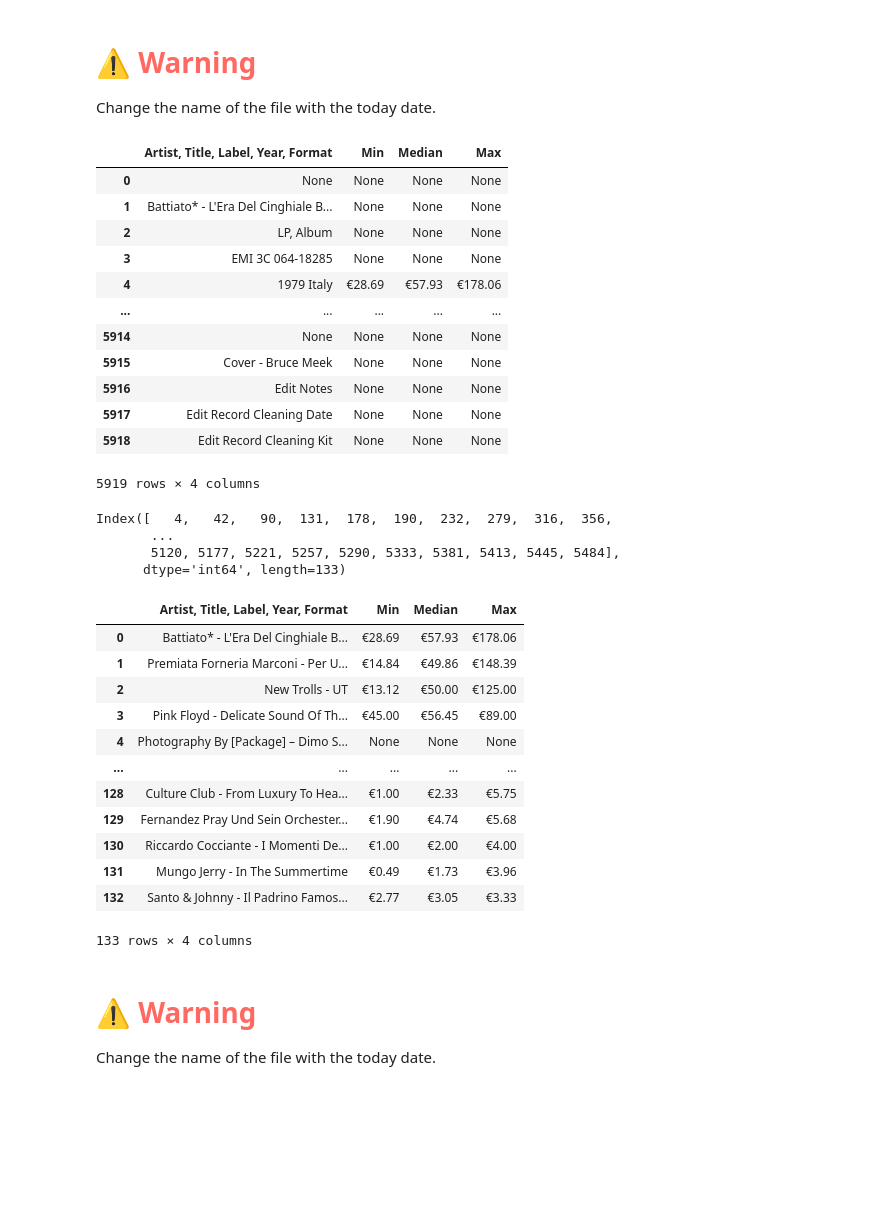
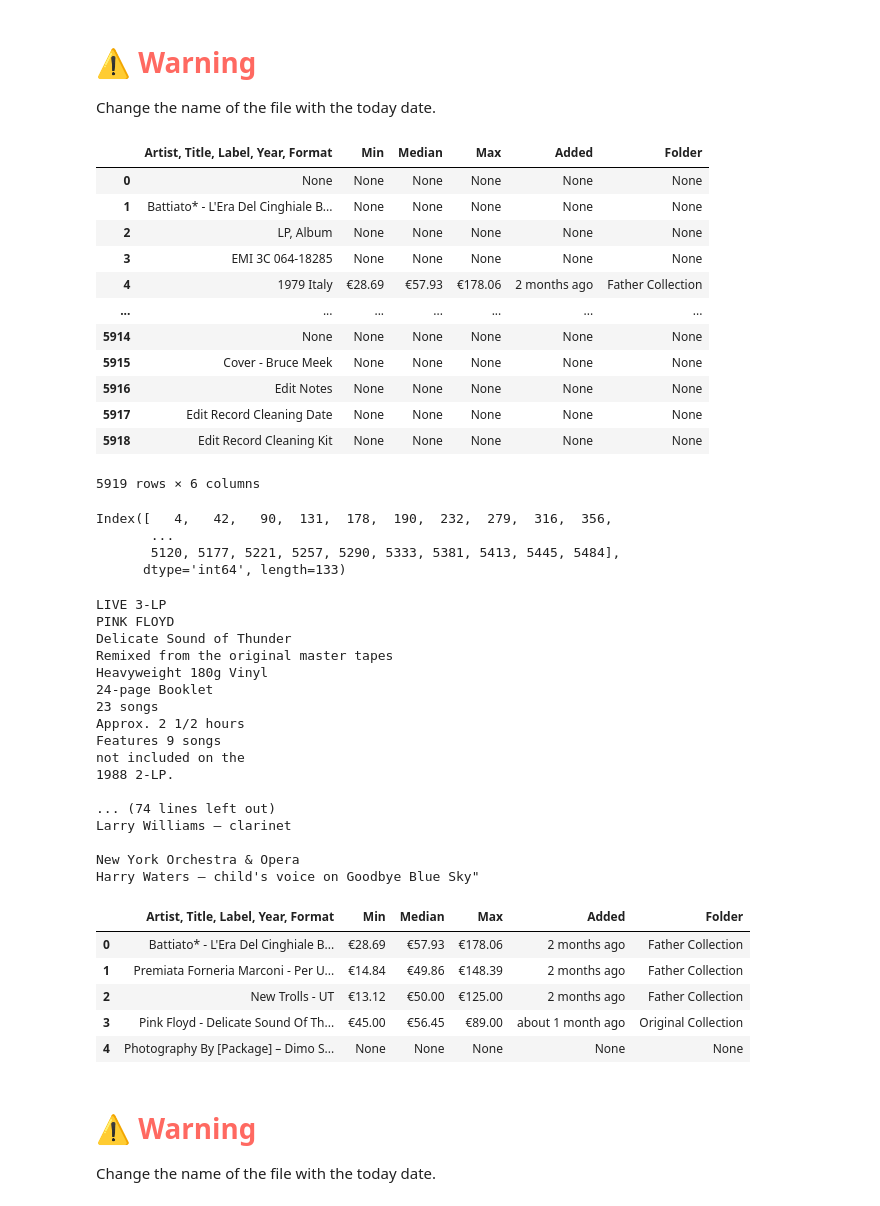
Before and after one commit to VannaLZ/Vinyl_Collection_Project, a Jupyter notebook: Discogs/Discogs_EDA/Collection_Value/Value_230626.ipynb, the cells around one changed output. Cells and saved outputs as stored; diff of their text form; code cells hidden in the pictures; blank space fills up the shorter version.

```diff
--- a/Discogs/Discogs_EDA/Collection_Value/Value_230626.ipynb
+++ b/Discogs/Discogs_EDA/Collection_Value/Value_230626.ipynb
@@ -37,23 +37,23 @@ price.to_json('../../Discogs_Exports/VannaBe_Collection_Price/price_260623.json'
 # %%
 df_price= pd.read_json('../../Discogs_Exports/VannaBe_Collection_Price/price_260623.json')
 # %%
-df = df_price.iloc[:, :4]
+df = df_price.iloc[:, :6]
 # %%
 df
 # %% [output]
-|  | Artist, Title, Label, Year, Format | Min | Median | Max |
-| 0 | None | None | None | None |
-| 1 | Battiato* - L'Era Del Cinghiale B... | None | None | None |
-| 2 | LP, Album | None | None | None |
-| 3 | EMI 3C 064-18285 | None | None | None |
-| 4 | 1979 Italy | €28.69 | €57.93 | €178.06 |
-| ... | ... | ... | ... | ... |
-| 5914 | None | None | None | None |
-| 5915 | Cover - Bruce Meek | None | None | None |
-| 5916 | Edit Notes | None | None | None |
-| 5917 | Edit Record Cleaning Date | None | None | None |
-| 5918 | Edit Record Cleaning Kit | None | None | None |
+|  | Artist, Title, Label, Year, Format | Min | Median | Max | Added | Folder |
+| 0 | None | None | None | None | None | None |
+| 1 | Battiato* - L'Era Del Cinghiale B... | None | None | None | None | None |
+| 2 | LP, Album | None | None | None | None | None |
+| 3 | EMI 3C 064-18285 | None | None | None | None | None |
+| 4 | 1979 Italy | €28.69 | €57.93 | €178.06 | 2 months ago | Father Collection |
+| ... | ... | ... | ... | ... | ... | ... |
+| 5914 | None | None | None | None | None | None |
+| 5915 | Cover - Bruce Meek | None | None | None | None | None |
+| 5916 | Edit Notes | None | None | None | None | None |
+| 5917 | Edit Record Cleaning Date | None | None | None | None | None |
+| 5918 | Edit Record Cleaning Kit | None | None | None | None | None |
-5919 rows × 4 columns
+5919 rows × 6 columns
 # %%
 # Find the rows that contain the Euro symbol
 euro_rows = df[df.apply(lambda row: row.astype(str).str.contains('€').any(), axis=1)].index
@@ -64,6 +64,27 @@ Index([   4,   42,   90,  131,  178,  190,  232,  279,  316,  356,
        ...
        5120, 5177, 5221, 5257, 5290, 5333, 5381, 5413, 5445, 5484],
       dtype='int64', length=133)
+# %%
+cell_value = df.at[178, 'Artist, Title, Label, Year, Format']
+print(cell_value)
+# %% [output]
+LIVE 3-LP
+PINK FLOYD
+Delicate Sound of Thunder
+Remixed from the original master tapes
+Heavyweight 180g Vinyl
+24-page Booklet
+23 songs
+Approx. 2 1/2 hours
+Features 9 songs
+not included on the
+1988 2-LP.
+
+... (74 lines left out)
+Larry Williams – clarinet
+
+New York Orchestra & Opera
+Harry Waters – child's voice on Goodbye Blue Sky"
 # %%
 # Create a list of rows to keep, including the three rows before each Euro row
 rows_to_keep = []
@@ -106,21 +127,14 @@ df = df.drop(df.index[::2])
 # Reset the index of the DataFrame
 df = df.reset_index(drop=True)
 # %%
-df
+df.head()
 # %% [output]
-|  | Artist, Title, Label, Year, Format | Min | Median | Max |
-| 0 | Battiato* - L'Era Del Cinghiale B... | €28.69 | €57.93 | €178.06 |
-| 1 | Premiata Forneria Marconi - Per U... | €14.84 | €49.86 | €148.39 |
-| 2 | New Trolls - UT | €13.12 | €50.00 | €125.00 |
-| 3 | Pink Floyd - Delicate Sound Of Th... | €45.00 | €56.45 | €89.00 |
-| 4 | Photography By [Package] – Dimo S... | None | None | None |
-| ... | ... | ... | ... | ... |
-| 128 | Culture Club - From Luxury To Hea... | €1.00 | €2.33 | €5.75 |
-| 129 | Fernandez Pray Und Sein Orchester... | €1.90 | €4.74 | €5.68 |
-| 130 | Riccardo Cocciante - I Momenti De... | €1.00 | €2.00 | €4.00 |
-| 131 | Mungo Jerry - In The Summertime | €0.49 | €1.73 | €3.96 |
-| 132 | Santo & Johnny - Il Padrino Famos... | €2.77 | €3.05 | €3.33 |
+|  | Artist, Title, Label, Year, Format | Min | Median | Max | Added | Folder |
+| 0 | Battiato* - L'Era Del Cinghiale B... | €28.69 | €57.93 | €178.06 | 2 months ago | Father Collection |
+| 1 | Premiata Forneria Marconi - Per U... | €14.84 | €49.86 | €148.39 | 2 months ago | Father Collection |
+| 2 | New Trolls - UT | €13.12 | €50.00 | €125.00 | 2 months ago | Father Collection |
+| 3 | Pink Floyd - Delicate Sound Of Th... | €45.00 | €56.45 | €89.00 | about 1 month ago | Original Collection |
+| 4 | Photography By [Package] – Dimo S... | None | None | None | None | None |
-133 rows × 4 columns
 # %% [markdown]
 # ⚠️ <span style="color: #FF6961">Warning</span>
 
```
Also changed, not shown: parts of 25 cells of this notebook, 6 other files.
